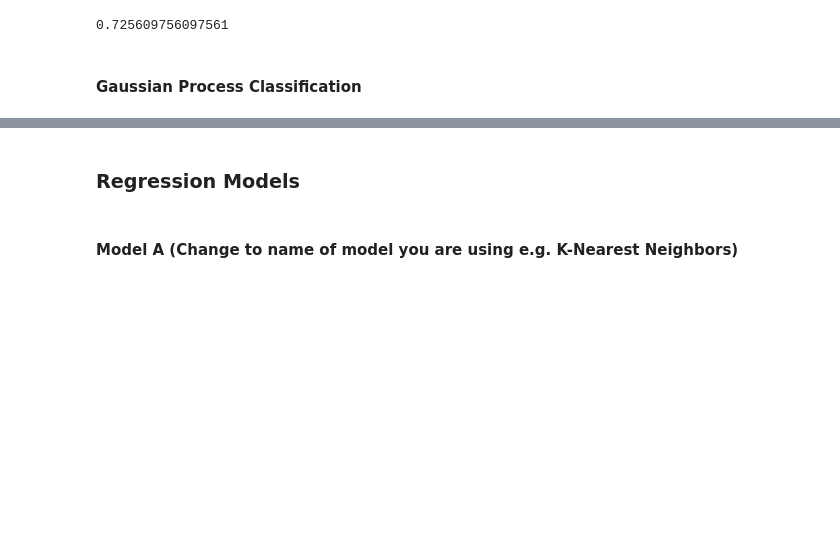
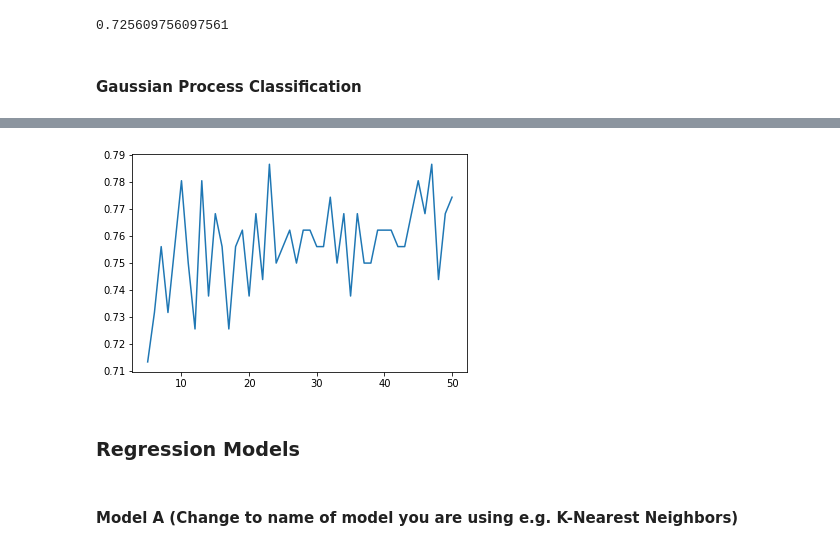
Before and after one commit to rainyrecursion/cs5131-assignment3, a Jupyter notebook: assignment3.ipynb, the cells around one changed output, grey strips where cells are left out. Cells and saved outputs as stored; diff of their text form; code cells hidden in the pictures; blank space fills up the shorter version.

```diff
--- a/assignment3.ipynb
+++ b/assignment3.ipynb
@@ -199,3 +269,8 @@ gpc = GaussianProcessClassifier()
+# %%
+plt.plot(n_estimators_range, accuracy_scores)
+plt.show()
+# %% [output]
+[figure, added]
 # %% [markdown]
 ### Regression Models
 # %% [markdown]
```
Also changed, not shown: parts of 16 cells of this notebook.
